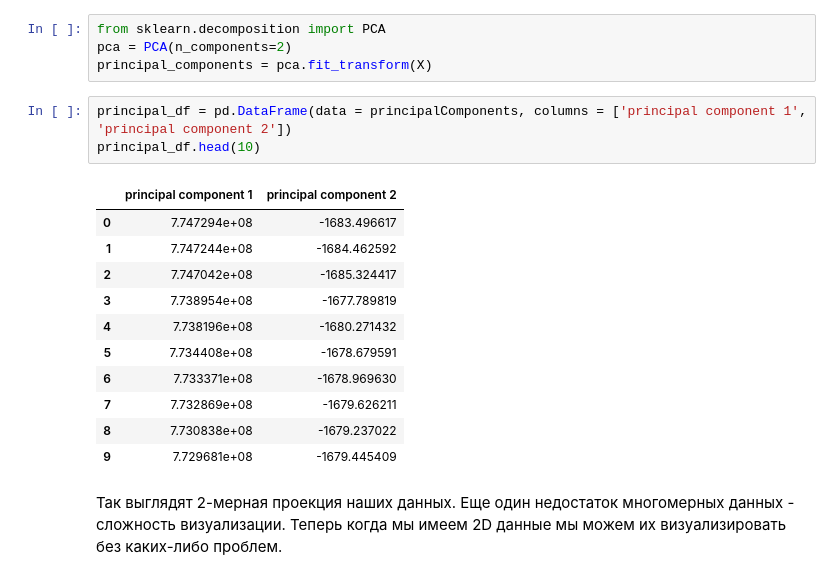
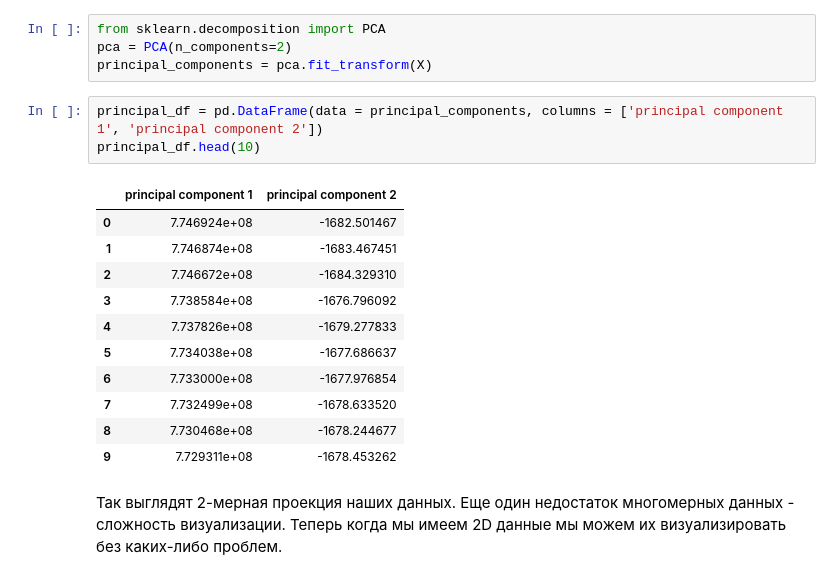
Before and after one commit to eaidova/ML, a Jupyter notebook: task1.ipynb, the cells around one changed output. Drawn from its saved outputs; the diff is of its cells as text.

```diff
--- a/task1.ipynb
+++ b/task1.ipynb
@@ -561,20 +561,20 @@ from sklearn.decomposition import PCA
 pca = PCA(n_components=2)
 principal_сomponents = pca.fit_transform(X)
 # %%
-principal_df = pd.DataFrame(data = principalComponents, columns = ['principal component 1', 'principal component 2'])
+principal_df = pd.DataFrame(data = principal_сomponents, columns = ['principal component 1', 'principal component 2'])
 principal_df.head(10)
 # %% [output]
 |  | principal component 1 | principal component 2 |
-| 0 | 7.747294e+08 | -1683.496617 |
-| 1 | 7.747244e+08 | -1684.462592 |
-| 2 | 7.747042e+08 | -1685.324417 |
-| 3 | 7.738954e+08 | -1677.789819 |
-| 4 | 7.738196e+08 | -1680.271432 |
-| 5 | 7.734408e+08 | -1678.679591 |
-| 6 | 7.733371e+08 | -1678.969630 |
-| 7 | 7.732869e+08 | -1679.626211 |
-| 8 | 7.730838e+08 | -1679.237022 |
-| 9 | 7.729681e+08 | -1679.445409 |
+| 0 | 7.746924e+08 | -1682.501467 |
+| 1 | 7.746874e+08 | -1683.467451 |
+| 2 | 7.746672e+08 | -1684.329310 |
+| 3 | 7.738584e+08 | -1676.796092 |
+| 4 | 7.737826e+08 | -1679.277833 |
+| 5 | 7.734038e+08 | -1677.686637 |
+| 6 | 7.733000e+08 | -1677.976854 |
+| 7 | 7.732499e+08 | -1678.633520 |
+| 8 | 7.730468e+08 | -1678.244677 |
+| 9 | 7.729311e+08 | -1678.453262 |
 # %% [markdown]
 Так выглядят 2-мерная проекция наших данных. Еще один недостаток многомерных данных - сложность визуализации. Теперь когда мы имеем 2D данные мы можем их визуализировать без каких-либо проблем.
 # %%
```
Also changed, not shown: parts of 46 cells of this notebook.
